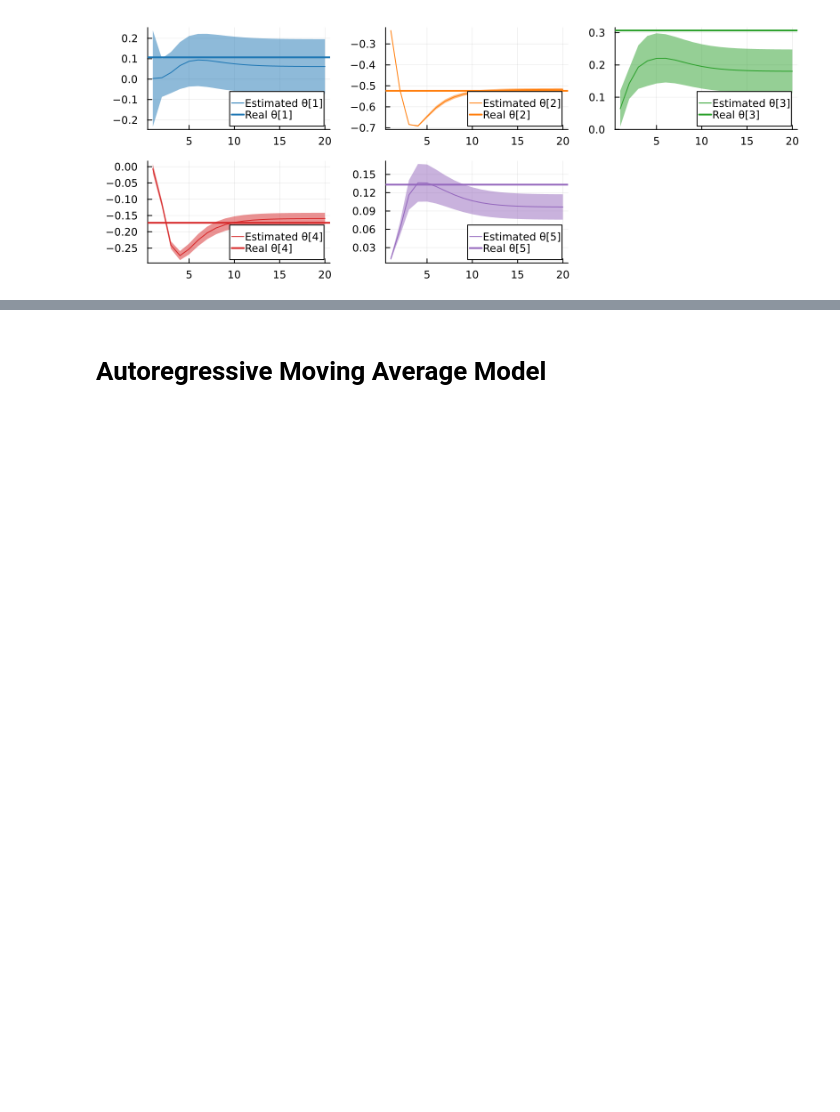
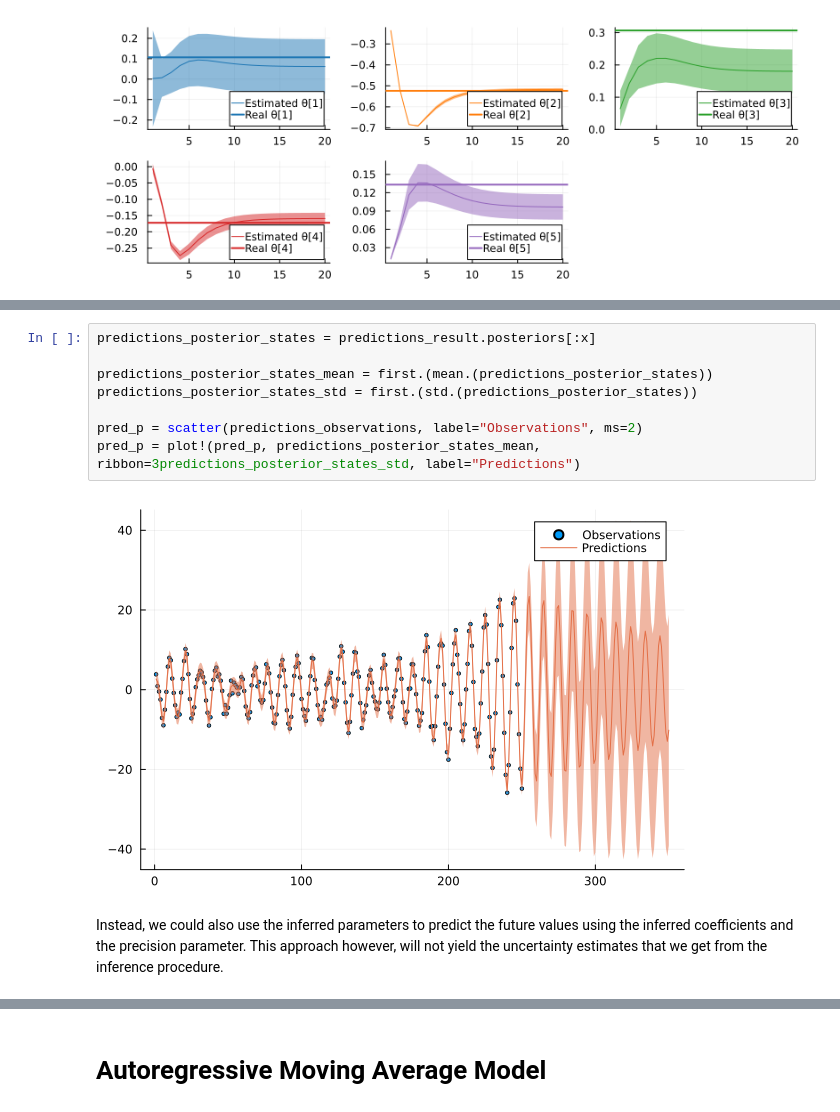
Before and after one commit to ReactiveBayes/RxInferExamples.jl, a Jupyter notebook: examples/Problem Specific/Autoregressive Models/Autoregressive Models.ipynb, the cells around one changed output, grey strips where cells are left out. Drawn from its saved outputs; the diff is of its cells as text; blank space fills up the shorter version.

```diff
--- a/examples/Problem Specific/Autoregressive Models/Autoregressive Models.ipynb
+++ b/examples/Problem Specific/Autoregressive Models/Autoregressive Models.ipynb
@@ -281,0 +393,12 @@ plot(pθ..., size = (800, 300), legend = :bottomright)
+# %%
+predictions_posterior_states = predictions_result.posteriors[:x]
+
+predictions_posterior_states_mean = first.(mean.(predictions_posterior_states))
+predictions_posterior_states_std = first.(std.(predictions_posterior_states))
+
+pred_p = scatter(predictions_observations, label="Observations", ms=2)
+pred_p = plot!(pred_p, predictions_posterior_states_mean, ribbon=3predictions_posterior_states_std, label="Predictions")
+# %% [output]
+[figure, added]
+# %% [markdown]
+Instead, we could also use the inferred parameters to predict the future values using the inferred coefficients and the precision parameter. This approach however, will not yield the uncertainty estimates that we get from the inference procedure.
```
Also changed, not shown: parts of 17 cells of this notebook.
